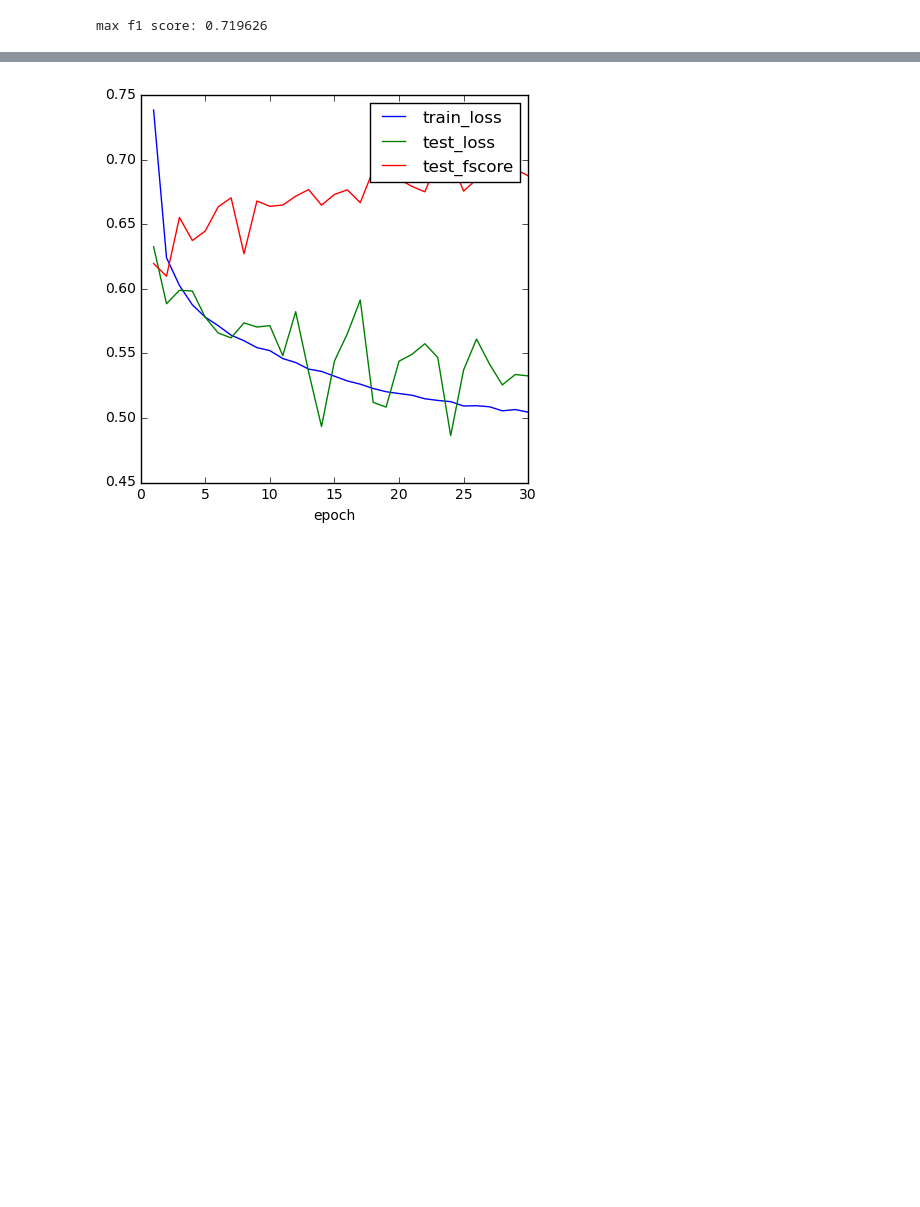
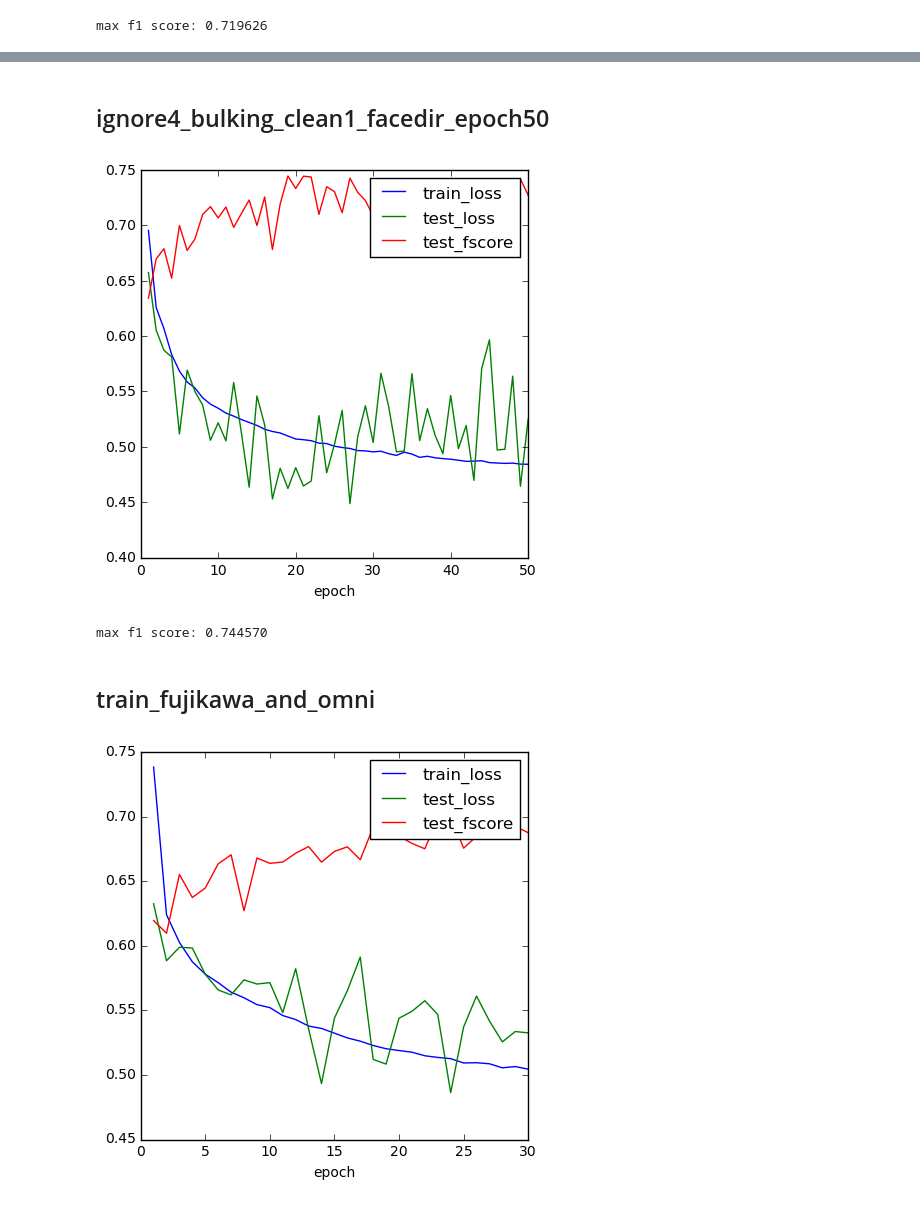
Before and after one commit to kenoga/gaze, a Jupyter notebook: notebooks/analyze_result.ipynb, the cells around one changed output, grey strips where cells are left out. Saved outputs shown, nothing was run; the diff lists cells and outputs as text; code cells hidden in the pictures; blank space fills up the shorter version.

```diff
--- a/notebooks/analyze_result.ipynb
+++ b/notebooks/analyze_result.ipynb
@@ -70,3 +75,12 @@ max f1 score: 0.719626
+# %% [markdown]
+## ignore4_bulking_clean1_facedir_epoch50
+# %%
+show_result('../train/results_old/ignore4_bulking_clean1_facedir_epoch50.json')
+# %% [output]
+[figure, added]
+max f1 score: 0.744570
+# %% [markdown]
+## train_fujikawa_and_omni
 # %%
 show_result('../train_eyecontact_detector/results/train_fujikawa_and_omni.json')
 # %% [output]
```
Also changed, not shown: parts of 3 cells of this notebook, 6 other files.
